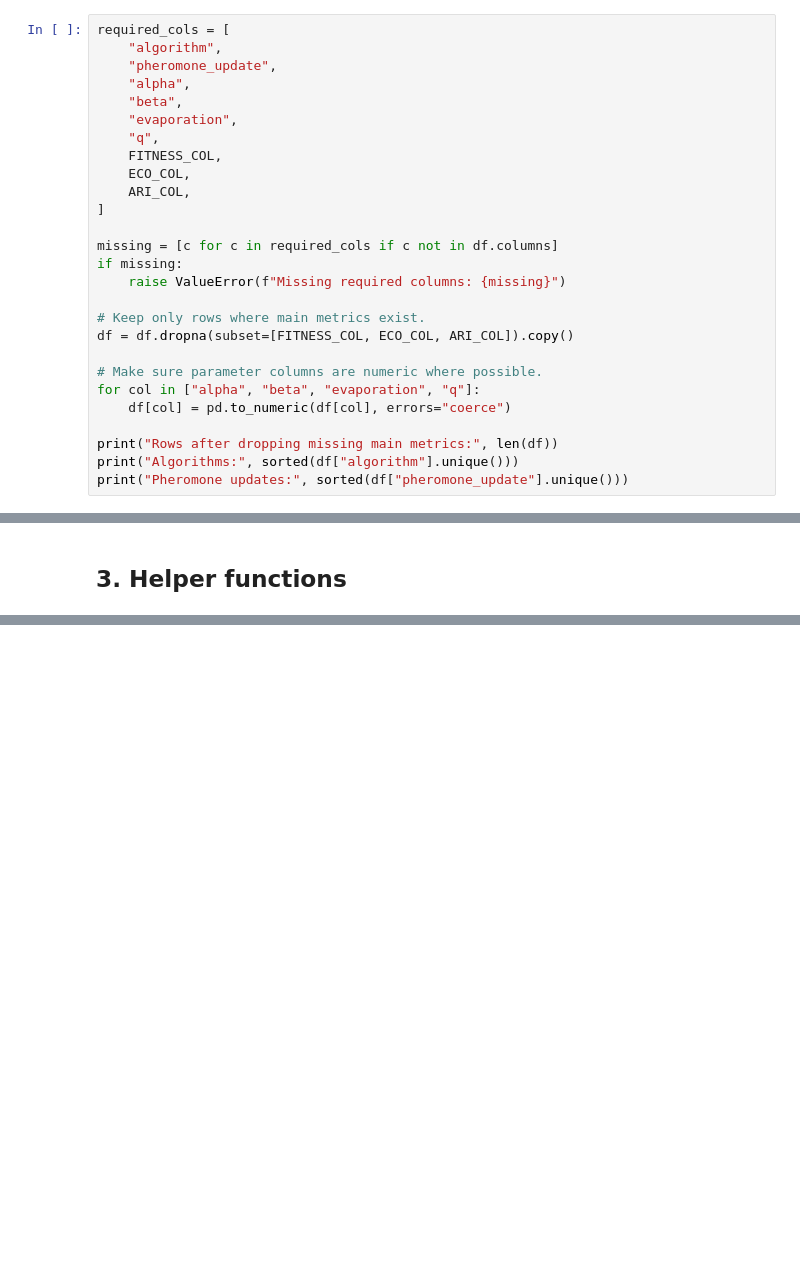
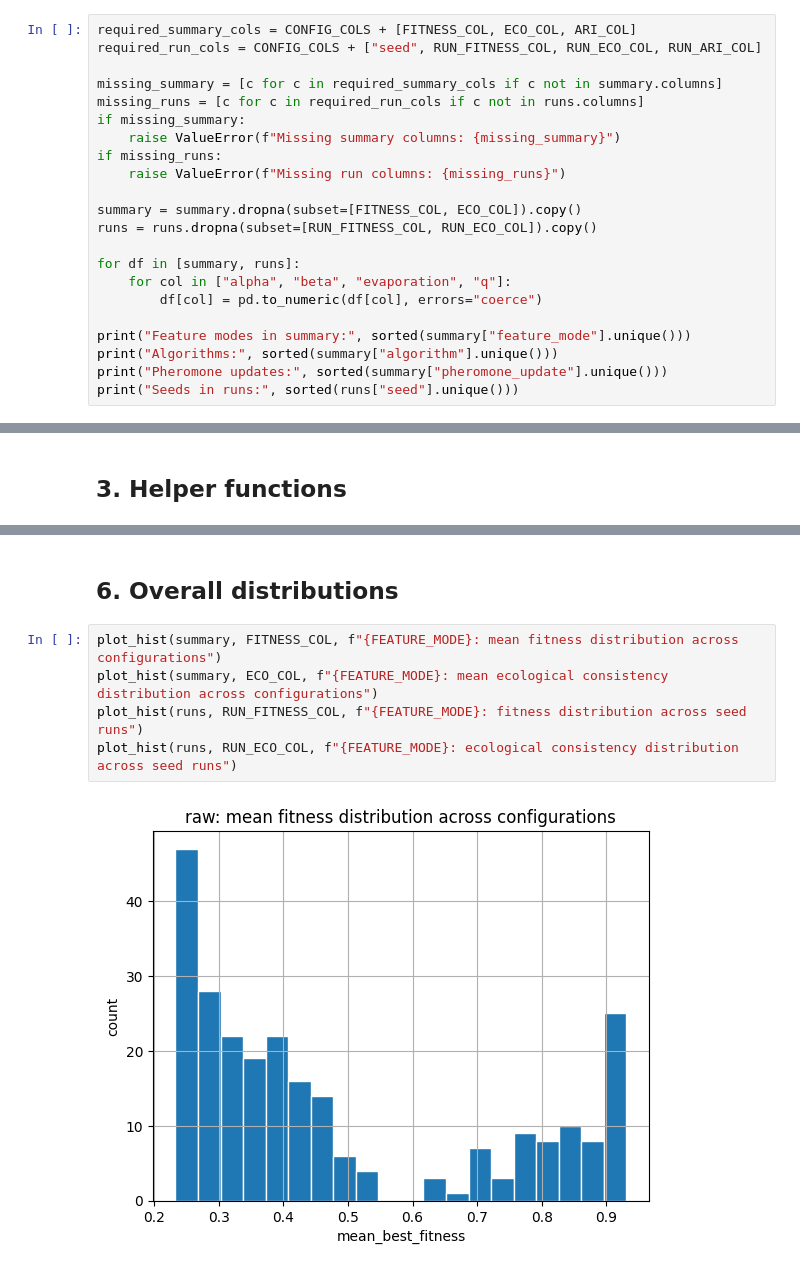
Before and after one commit to AleksandraRuzic/aco-climate-regionalization-serbia, a Jupyter notebook: notebooks/stage1_sweep_analysis_notebook.ipynb, the cells around one changed output, grey strips where cells are left out. Drawn from its saved outputs; the diff is of its cells as text; blank space fills up the shorter version.

```diff
--- a/notebooks/stage1_sweep_analysis_notebook.ipynb
+++ b/notebooks/stage1_sweep_analysis_notebook.ipynb
@@ -77,30 +83,25 @@ Columns: 33
 # %% [markdown]
 ## 2. Basic checks
 # %%
-required_cols = [
-    "algorithm",
-    "pheromone_update",
-    "alpha",
-    "beta",
-    "evaporation",
-    "q",
-    FITNESS_COL,
-    ECO_COL,
-    ARI_COL,
-]
+required_summary_cols = CONFIG_COLS + [FITNESS_COL, ECO_COL, ARI_COL]
+required_run_cols = CONFIG_COLS + ["seed", RUN_FITNESS_COL, RUN_ECO_COL, RUN_ARI_COL]
 
-missing = [c for c in required_cols if c not in df.columns]
-if missing:
-    raise ValueError(f"Missing required columns: {missing}")
+missing_summary = [c for c in required_summary_cols if c not in summary.columns]
+missing_runs = [c for c in required_run_cols if c not in runs.columns]
+if missing_summary:
+    raise ValueError(f"Missing summary columns: {missing_summary}")
+if missing_runs:
+    raise ValueError(f"Missing run columns: {missing_runs}")
 
-# Keep only rows where main metrics exist.
-df = df.dropna(subset=[FITNESS_COL, ECO_COL, ARI_COL]).copy()
+summary = summary.dropna(subset=[FITNESS_COL, ECO_COL]).copy()
+runs = runs.dropna(subset=[RUN_FITNESS_COL, RUN_ECO_COL]).copy()
 
-# Make sure parameter columns are numeric where possible.
-for col in ["alpha", "beta", "evaporation", "q"]:
-    df[col] = pd.to_numeric(df[col], errors="coerce")
+for df in [summary, runs]:
+    for col in ["alpha", "beta", "evaporation", "q"]:
+        df[col] = pd.to_numeric(df[col], errors="coerce")
 
-print("Rows after dropping missing main metrics:", len(df))
-print("Algorithms:", sorted(df["algorithm"].unique()))
-print("Pheromone updates:", sorted(df["pheromone_update"].unique()))
+print("Feature modes in summary:", sorted(summary["feature_mode"].unique()))
+print("Algorithms:", sorted(summary["algorithm"].unique()))
+print("Pheromone updates:", sorted(summary["pheromone_update"].unique()))
+print("Seeds in runs:", sorted(runs["seed"].unique()))
 # %% [output]
@@ -813,0 +275,9 @@ print("Saved outputs to:", OUTPUT_DIR)
+# %% [markdown]
+## 6. Overall distributions
+# %%
+plot_hist(summary, FITNESS_COL, f"{FEATURE_MODE}: mean fitness distribution across configurations")
+plot_hist(summary, ECO_COL, f"{FEATURE_MODE}: mean ecological consistency distribution across configurations")
+plot_hist(runs, RUN_FITNESS_COL, f"{FEATURE_MODE}: fitness distribution across seed runs")
+plot_hist(runs, RUN_ECO_COL, f"{FEATURE_MODE}: ecological consistency distribution across seed runs")
+# %% [output]
+[figure, added]
```
Also changed, not shown: parts of 50 cells of this notebook, 6 other files.
